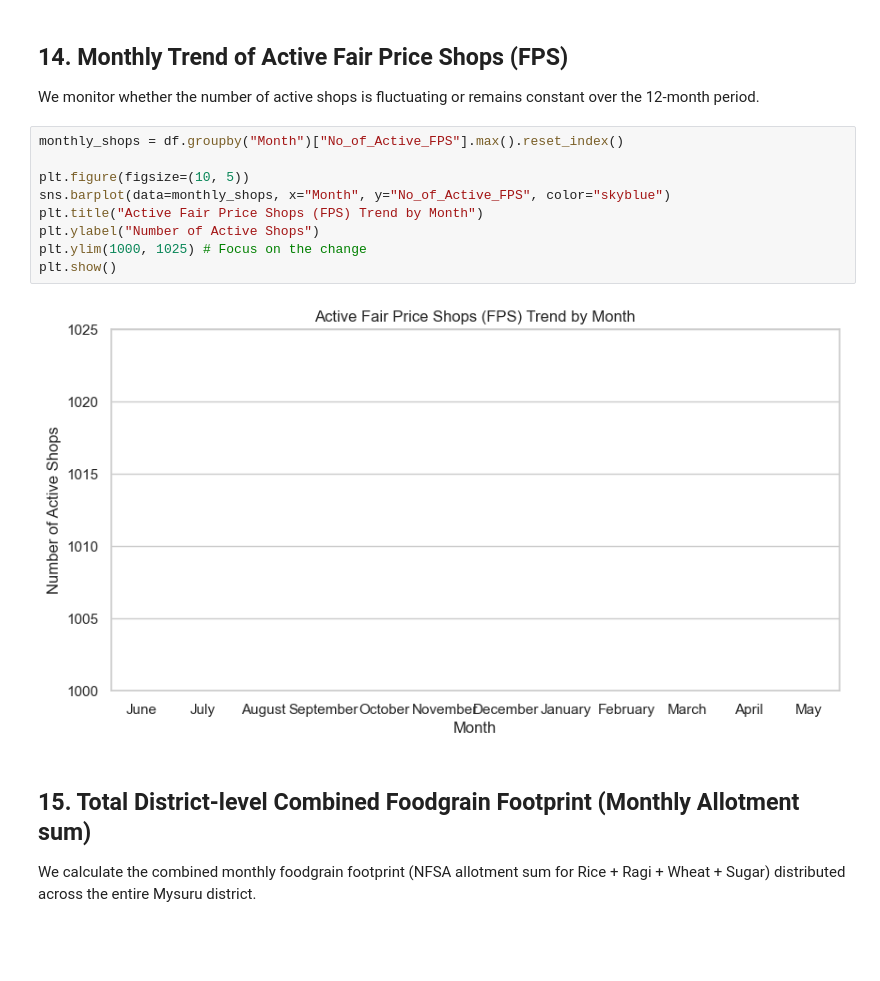
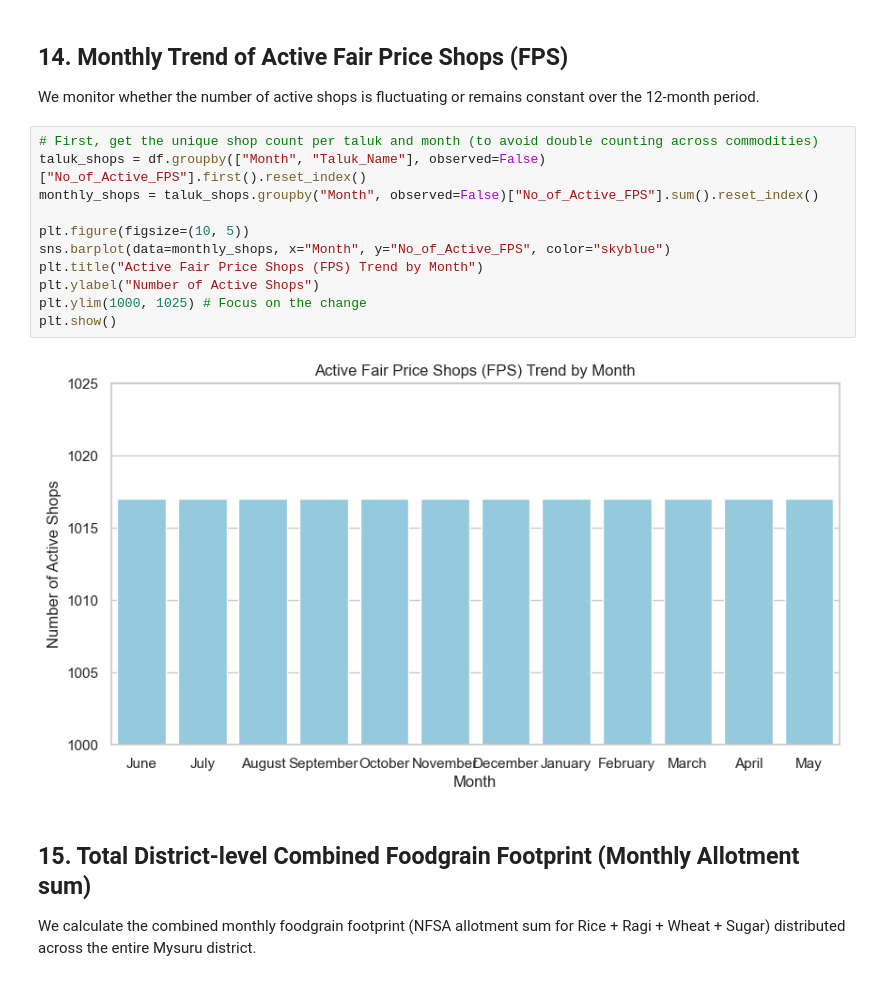
Before and after one commit to jeevanms003/Mysuru-PDS-Data-Mining, a Jupyter notebook: mysuru_ration_analysis.ipynb, the cells around one changed output. Drawn from its saved outputs; the diff is of its cells as text; blank space fills up the shorter version.

Commit message:
fix(fact-14): correct active shop counts summation logic and rerun notebook

```diff
--- a/mysuru_ration_analysis.ipynb
+++ b/mysuru_ration_analysis.ipynb
@@ -399,16 +399,18 @@ Passing `palette` without assigning `hue` is deprecated and will be removed in v
 ## 14. Monthly Trend of Active Fair Price Shops (FPS)
 We monitor whether the number of active shops is fluctuating or remains constant over the 12-month period.
 # %%
-monthly_shops = df.groupby("Month")["No_of_Active_FPS"].max().reset_index()
+# First, get the unique shop count per taluk and month (to avoid double counting across commodities)
+taluk_shops = df.groupby(["Month", "Taluk_Name"], observed=False)["No_of_Active_FPS"].first().reset_index()
+monthly_shops = taluk_shops.groupby("Month", observed=False)["No_of_Active_FPS"].sum().reset_index()
 
 plt.figure(figsize=(10, 5))
 sns.barplot(data=monthly_shops, x="Month", y="No_of_Active_FPS", color="skyblue")
 plt.title("Active Fair Price Shops (FPS) Trend by Month")
 plt.ylabel("Number of Active Shops")
 plt.ylim(1000, 1025) # Focus on the change
 plt.show()
 # %% [output]
-[figure, old version]
+[figure, new version]
 # %% [markdown]
 ## 15. Total District-level Combined Foodgrain Footprint (Monthly Allotment sum)
 We calculate the combined monthly foodgrain footprint (NFSA allotment sum for Rice + Ragi + Wheat + Sugar) distributed across the entire Mysuru district.
```
